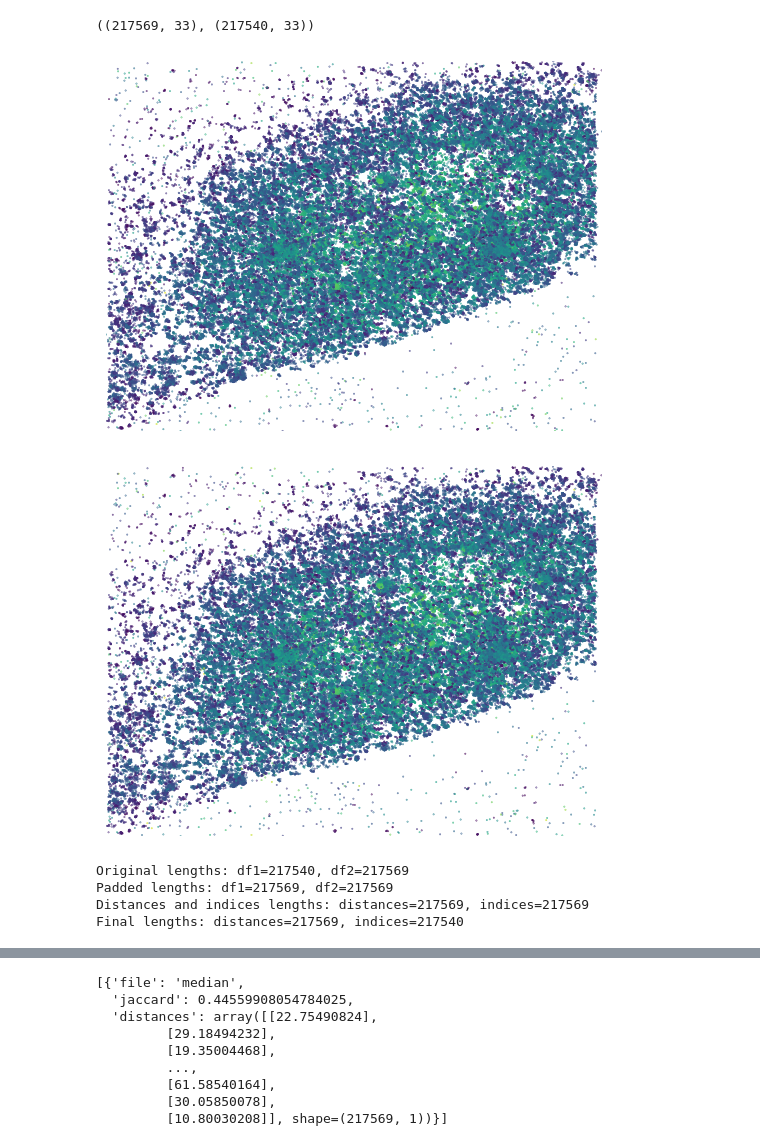
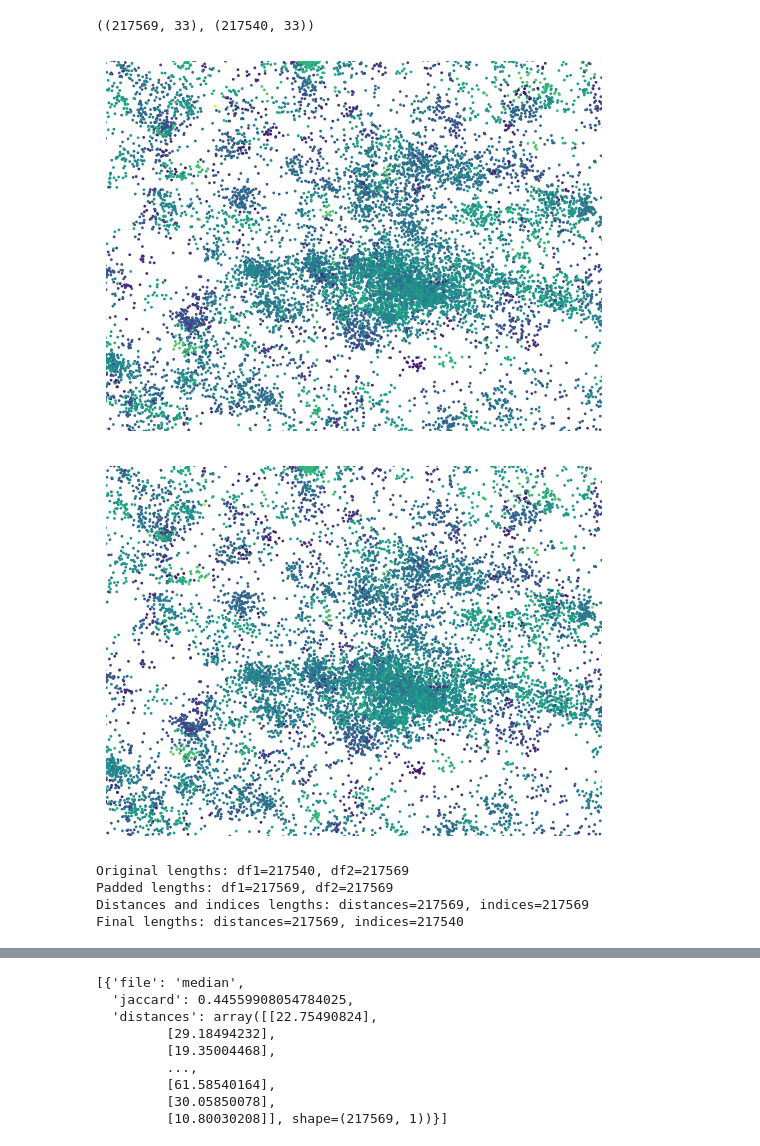
Before and after one commit to dgound/SPARZ, a Jupyter notebook: extra_code/Median_localizations_analysis_Nir.ipynb, the cells around one changed output, grey strips where cells are left out. Drawn from its saved outputs; the diff is of its cells as text; code cells hidden in the pictures.

```diff
--- a/extra_code/Median_localizations_analysis_Nir.ipynb
+++ b/extra_code/Median_localizations_analysis_Nir.ipynb
@@ -179,12 +179,12 @@ raw_df.shape, sparz_df.shape
 ((217569, 33), (217540, 33))
 # %%
 voxel_size = 40
-s = 0.1
-# x_lim = (13800, 15800)
-# y_lim = (8500, 10500)
+s = 1
+x_lim = (13800, 15800)
+y_lim = (8500, 10500)
 
-x_lim = (raw_df['x'].min(), raw_df['x'].max())
-y_lim = (raw_df['y'].min(), raw_df['y'].max())
+# x_lim = (raw_df['x'].min(), raw_df['x'].max())
+# y_lim = (raw_df['y'].min(), raw_df['y'].max())
 
 
 
@@ -201,35 +201,35 @@ plt.show()
 jaccard_results = []
 
 plt.scatter(x = sparz_df.x, y = sparz_df.y, c = sparz_df.z, s = s)
 plt.xlim(x_lim)
 plt.ylim(y_lim)
 plt.gca().set_frame_on(False)
 plt.gca().get_xaxis().set_visible(False)
 plt.gca().get_yaxis().set_visible(False)
 plt.xticks([])
 plt.yticks([])
 plt.show()
 
 distances, indices = compute_nearest_neighbours(sparz_df[['x', 'y', 'z']], raw_df[['x', 'y', 'z']], n_neighbors=1)
 jaccard_to_append = compute_jaccard_similarity_manual(sparz_df[['x', 'y', 'z']], raw_df[['x', 'y', 'z']], voxel_size=voxel_size)
 jaccard_results.append({'file': 'median', 'jaccard': jaccard_to_append, 'distances': distances})
 
 raw_df['distances'] = distances.flatten()
 raw_df['colors'] = np.where(raw_df['distances'] < 40, 'grey', 'red')
 
 # Plot the df with localizations < 40 in grey and localizations > 40 in red
 plt.scatter(x=raw_df.x, y=raw_df.y, c=raw_df.colors, s=s)
 plt.xlim(x_lim)
 plt.ylim(y_lim)
 plt.gca().set_frame_on(False)
 plt.gca().get_xaxis().set_visible(False)
 plt.gca().get_yaxis().set_visible(False)
 plt.xticks([])
 plt.yticks([])
 plt.show()
 # %% [output]
-[figure, old version]
+[figure, new version]
-[figure, old version]
+[figure, new version]
 Original lengths: df1=217540, df2=217569
 Padded lengths: df1=217569, df2=217569
 Distances and indices lengths: distances=217569, indices=217569
```
Also changed, not shown: parts of 4 cells of this notebook.
